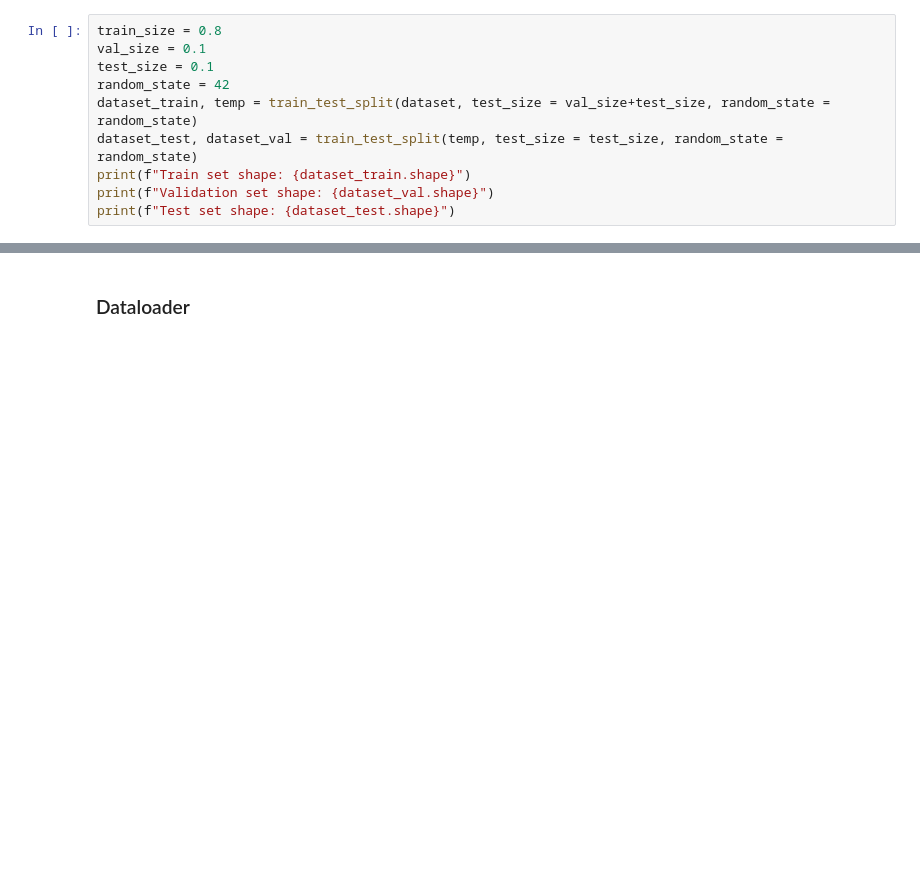
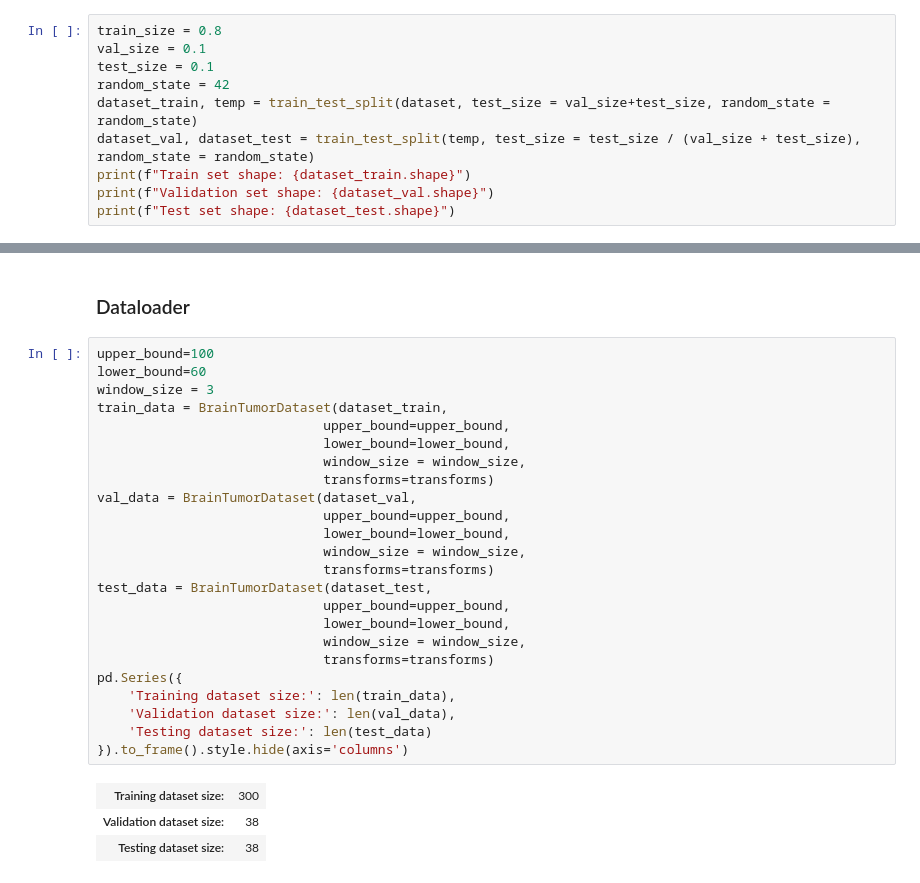
Before and after one commit to hakeematyab/Reliable-Explainable-Brain-Tumor-Segmentation, a Jupyter notebook: notebooks/DataProcessing.ipynb, the cells around one changed output, grey strips where cells are left out. Saved outputs shown, nothing was run; the diff lists cells and outputs as text; blank space fills up the shorter version.

```diff
--- a/notebooks/DataProcessing.ipynb
+++ b/notebooks/DataProcessing.ipynb
@@ -112,7 +118,7 @@ val_size = 0.1
 test_size = 0.1
 random_state = 42
 dataset_train, temp = train_test_split(dataset, test_size = val_size+test_size, random_state = random_state)
-dataset_test, dataset_val = train_test_split(temp, test_size = test_size, random_state = random_state)
+dataset_val, dataset_test = train_test_split(temp, test_size = test_size / (val_size + test_size), random_state = random_state)
 print(f"Train set shape: {dataset_train.shape}")
 print(f"Validation set shape: {dataset_val.shape}")
 print(f"Test set shape: {dataset_test.shape}")
@@ -239,2 +242,30 @@ Text(0.5, 1.0, 'Mask')
 # %% [markdown]
 ### Dataloader
+# %%
+upper_bound=100
+lower_bound=60
+window_size = 3
+train_data = BrainTumorDataset(dataset_train,
+                             upper_bound=upper_bound,
+                             lower_bound=lower_bound,
+                             window_size = window_size,
+                             transforms=transforms)
+val_data = BrainTumorDataset(dataset_val,
+                             upper_bound=upper_bound,
+                             lower_bound=lower_bound,
+                             window_size = window_size,
+                             transforms=transforms)
+test_data = BrainTumorDataset(dataset_test,
+                             upper_bound=upper_bound,
+                             lower_bound=lower_bound,
+                             window_size = window_size,
+                             transforms=transforms)
+pd.Series({
+    'Training dataset size:': len(train_data),
+    'Validation dataset size:': len(val_data),
+    'Testing dataset size:': len(test_data)
+}).to_frame().style.hide(axis='columns')
+# %% [output]
+| Training dataset size: | 300 |
+| Validation dataset size: | 38 |
+| Testing dataset size: | 38 |
```
Also changed, not shown: parts of 12 cells of this notebook.
